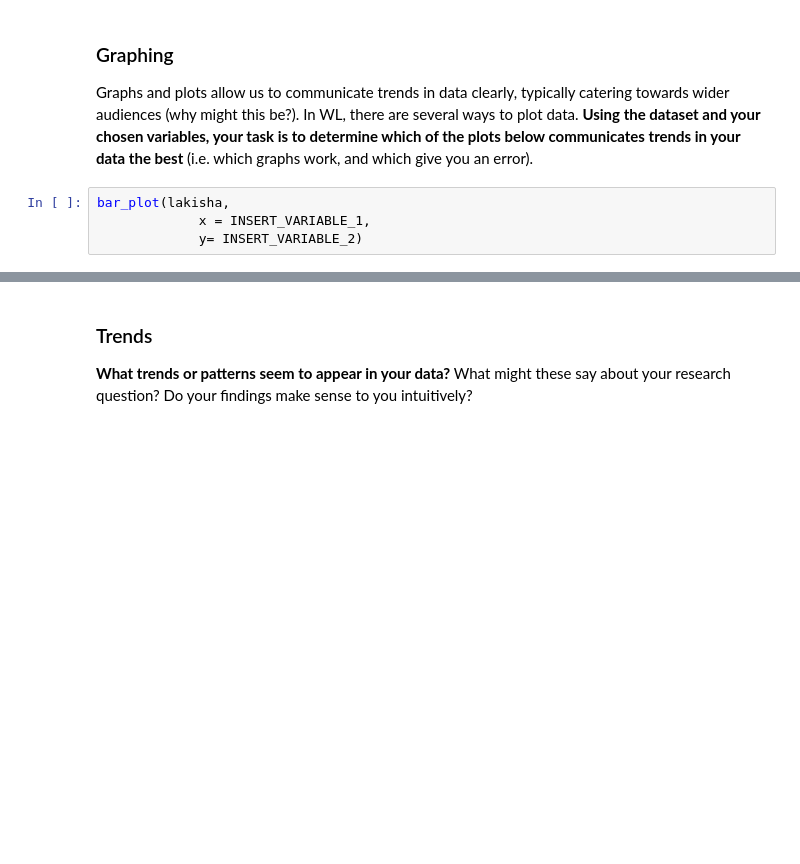
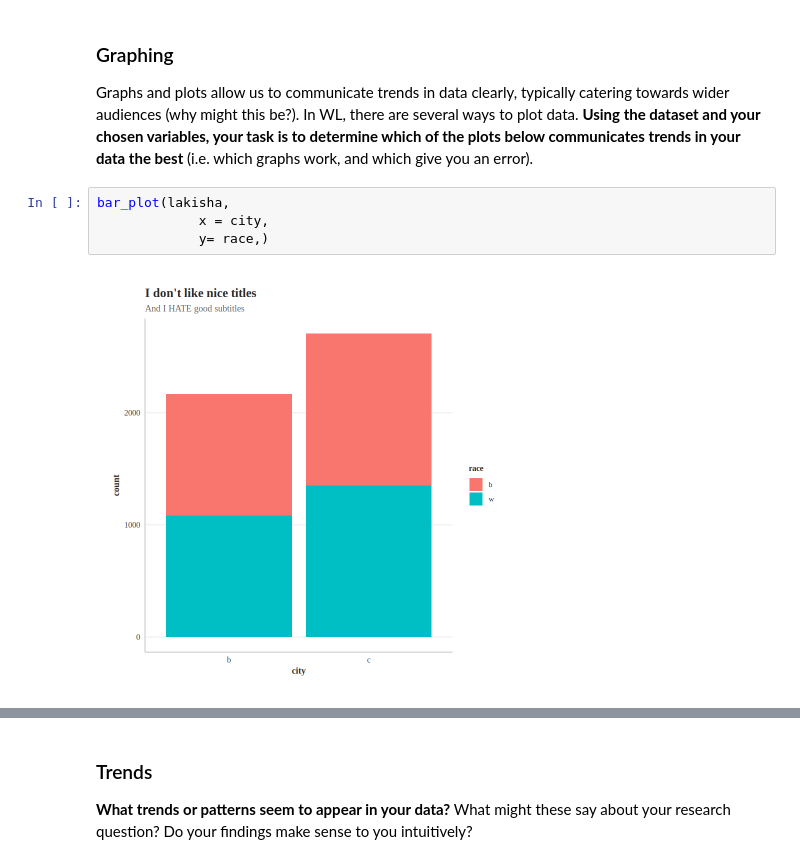
Before and after one commit to yoclean/Unit0, a Jupyter notebook: ApResearchCT_SS.ipynb, the cells around one changed output, grey strips where cells are left out. Cells and saved outputs as stored; diff of their text form; blank space fills up the shorter version.

```diff
--- a/ApResearchCT_SS.ipynb
+++ b/ApResearchCT_SS.ipynb
@@ -158,7 +157,9 @@ Before visualizing anything, lets first identify what variables we'd like to use
 Graphs and plots allow us to communicate trends in data clearly, typically catering towards wider audiences (why might this be?). In WL, there are several ways to plot data. **Using the dataset and your chosen variables, your task is to determine which of the plots below communicates trends in your data the best** (i.e. which graphs work, and which give you an error).
 # %%
 bar_plot(lakisha,
-             x = INSERT_VARIABLE_1,
-             y= INSERT_VARIABLE_2)
+             x = city,
+             y= race,)
+# %% [output]
+[figure, added]
 # %%
 column_plot(lakisha,
```
Also changed, not shown: parts of 19 cells of this notebook.
